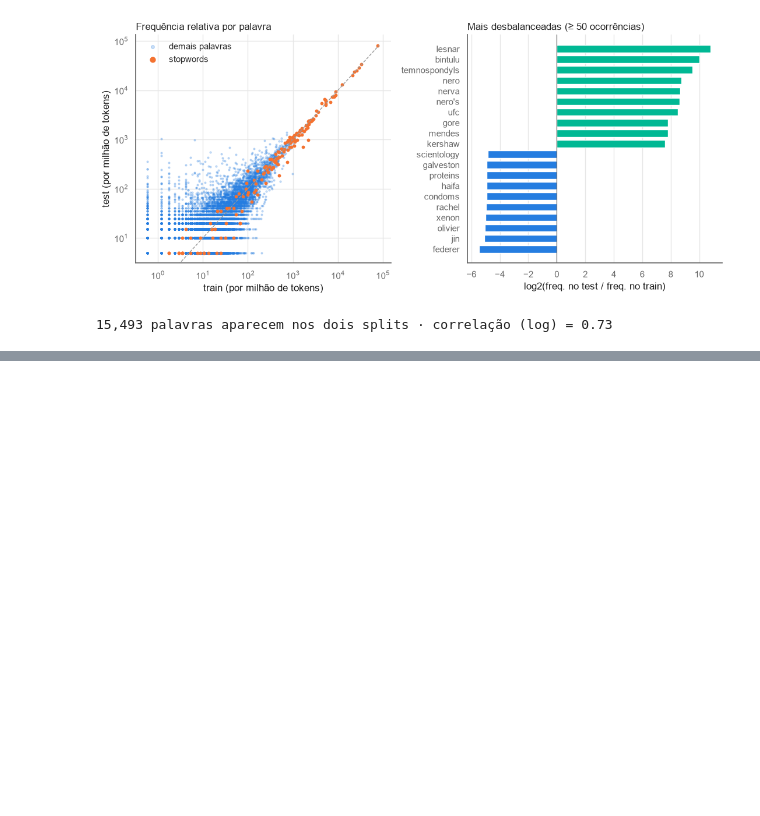
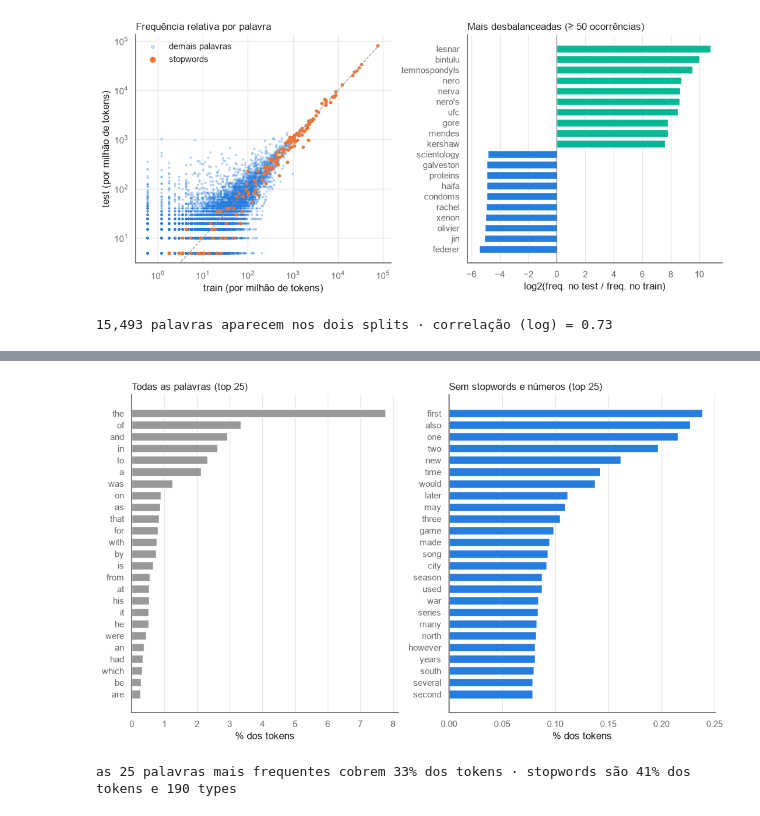
Before and after one commit to JairoGonzaga/IC-atividades, a Jupyter notebook: Atividade WikiText-2/etaoa1.ipynb, the cells around one changed output, grey strips where cells are left out. Cells and saved outputs as stored; diff of their text form; code cells hidden in the pictures; blank space fills up the shorter version.

```diff
--- a/Atividade WikiText-2/wikitext2.ipynb
+++ b/Atividade WikiText-2/etaoa1.ipynb
@@ -575,25 +576,0 @@ Cada ponto é uma palavra: o eixo x é quantas vezes ela aparece no corpus e o y
-# %%
-espalhamento = pd.DataFrame({
-    "ocorrencias": freq,
-    "artigos": palavras.drop_duplicates(["split", "artigo_id", "palavra"])["palavra"].value_counts(),
-})
-n_artigos = len(artigos)
-
-fig, ax = plt.subplots(figsize=(10, 5))
-ax.scatter(espalhamento["ocorrencias"], espalhamento["artigos"], s=4, alpha=0.2, color=AZUL, rasterized=True)
-x = np.array([1, n_artigos])
-ax.plot(x, x, color="#999999", linestyle="--", linewidth=1)
-ax.axhline(n_artigos, color="#999999", linestyle=":", linewidth=1)
-ax.annotate("cada ocorrência num artigo diferente", (30, 30), xytext=(-4, 6), textcoords="offset points",
-            rotation=33, fontsize=9, color="#666666", ha="right")
-for palavra in ["the", "first", "game", "lesnar", "scientology", "nero"]:
-    o, a = espalhamento.loc[palavra]
-    ax.plot(o, a, "o", color=CORES["validation"], markersize=4)
-    ax.annotate(palavra, (o, a), xytext=(5, -10), textcoords="offset points", fontsize=9, color="#444444")
-ax.set(xscale="log", yscale="log", xlabel="ocorrências no corpus (log)", ylabel="nº de artigos em que aparece (log)")
-ax.set_title(f"Em quantos dos {n_artigos} artigos cada palavra aparece", loc="left")
-plt.tight_layout()
-plt.show()
-
-um = espalhamento["artigos"] == 1
-print(f"{um.mean():.0%} das palavras aparecem em 1 artigo só · {(espalhamento['artigos'] == n_artigos).sum()} aparecem em todos os {n_artigos}")
@@ -602,0 +588,21 @@ print(f"{um.mean():.0%} das palavras aparecem em 1 artigo só · {(espalhamento[
+# %%
+N = 25
+sem_stop = freq[~freq.index.isin(STOP) & ~freq.index.str.fullmatch(r"[\d.,]+")]   # tira stopwords e números
+
+fig, axes = plt.subplots(1, 2, figsize=(11, 6.5))
+for ax, serie, titulo, cor in [(axes[0], freq, "Todas as palavras", "#999999"),
+                               (axes[1], sem_stop, "Sem stopwords e números", AZUL)]:
+    top = serie.head(N)[::-1]
+    ax.barh(top.index, top.values / len(palavras) * 100, color=cor, height=0.7)
+    ax.set_xlabel("% dos tokens")
+    ax.set_title(f"{titulo} (top {N})", loc="left")
+    ax.grid(axis="y", visible=False)
+plt.tight_layout()
+plt.show()
+
+cobertura = freq.head(N).sum() / len(palavras)
+print(f"as {N} palavras mais frequentes cobrem {cobertura:.0%} dos tokens · "
+      f"stopwords são {palavras['palavra'].isin(STOP).mean():.0%} dos tokens e {freq.index.isin(STOP).sum()} types")
+# %% [output]
+[figure, added]
+as 25 palavras mais frequentes cobrem 33% dos tokens · stopwords são 41% dos tokens e 190 types
```
Also changed, not shown: parts of 23 cells of this notebook, 5 other files.
